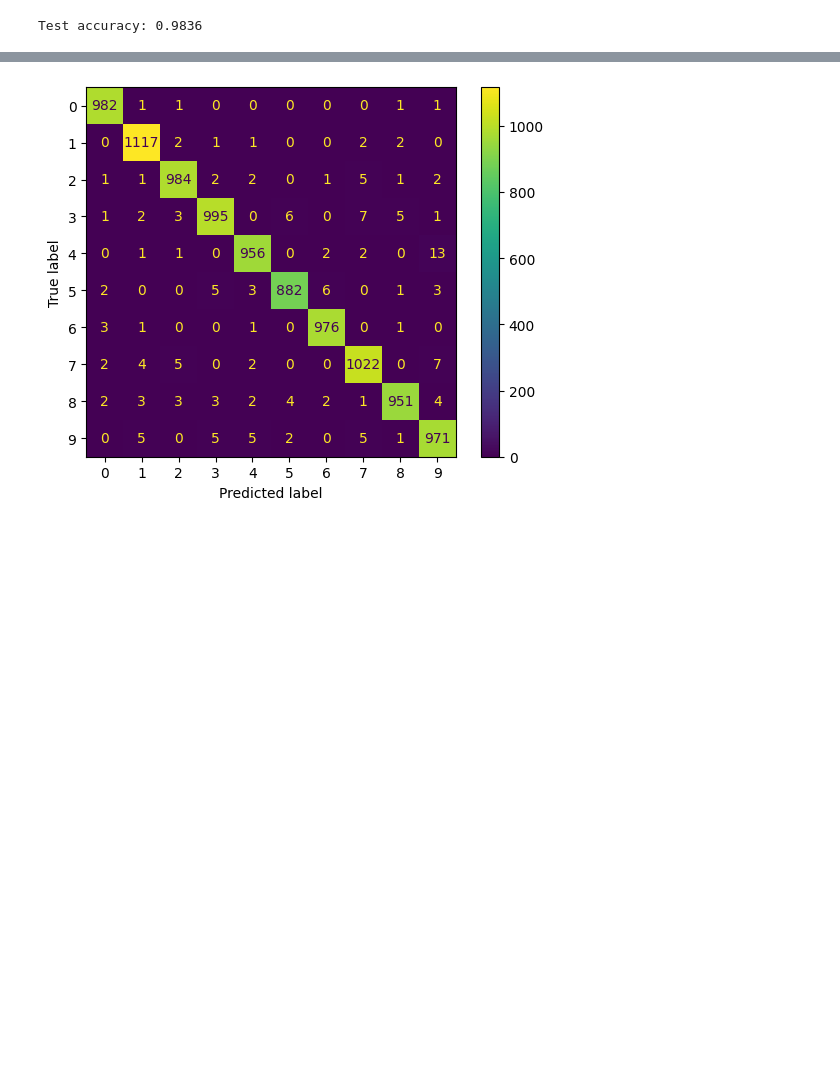
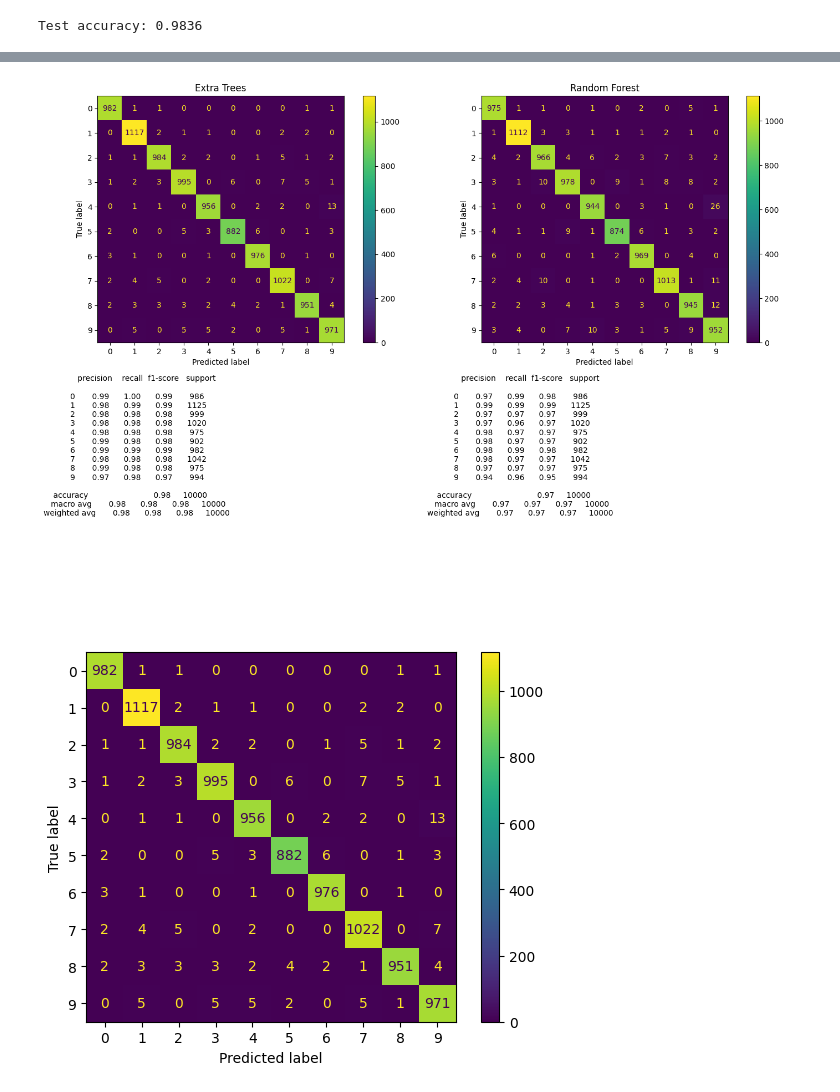
Before and after one commit to LinusMrad/ML-Kunskapskontroll-2, a Jupyter notebook: notebook/kunskapkontroll2.ipynb, the cells around one changed output, grey strips where cells are left out. Drawn from its saved outputs; the diff is of its cells as text; code cells hidden in the pictures; blank space fills up the shorter version.

```diff
--- a/notebook/kunskapkontroll2.ipynb
+++ b/notebook/kunskapkontroll2.ipynb
@@ -543,3 +573,26 @@ Test accuracy: 0.9836
+# %%
+fig, axes = plt.subplots(2, 2, figsize=(14, 10))
+
+# Confusion matrices
+ConfusionMatrixDisplay.from_predictions(y_test, svc_y_pred, ax=axes[0,0])
+axes[0,0].set_title("Extra Trees")
+
+ConfusionMatrixDisplay.from_predictions(y_test, ext_y_pred, ax=axes[0,1])
+axes[0,1].set_title("Random Forest")
+
+# Classification reports (som text)
+axes[1,0].axis("off")
+axes[1,0].text(0, 1, classification_report(y_test, svc_y_pred),
+               fontsize=10, verticalalignment="top")
+
+axes[1,1].axis("off")
+axes[1,1].text(0, 1, classification_report(y_test, ext_y_pred),
+               fontsize=10, verticalalignment="top")
+
+plt.tight_layout()
+plt.show()
+# %% [output]
+[figure, added]
 # %%
 ConfusionMatrixDisplay.from_predictions(y_test, y_pred)
 plt.show()
```
Also changed, not shown: parts of 4 cells of this notebook.
